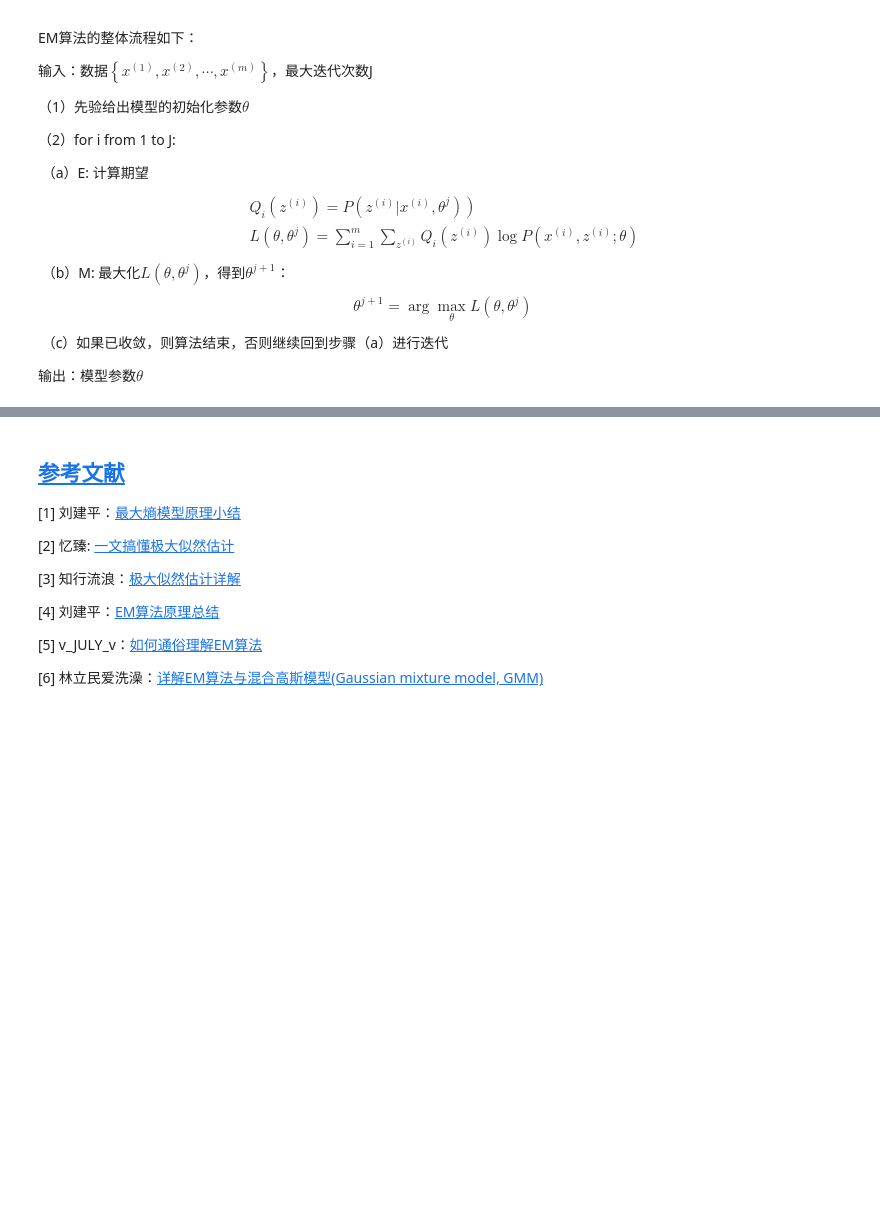
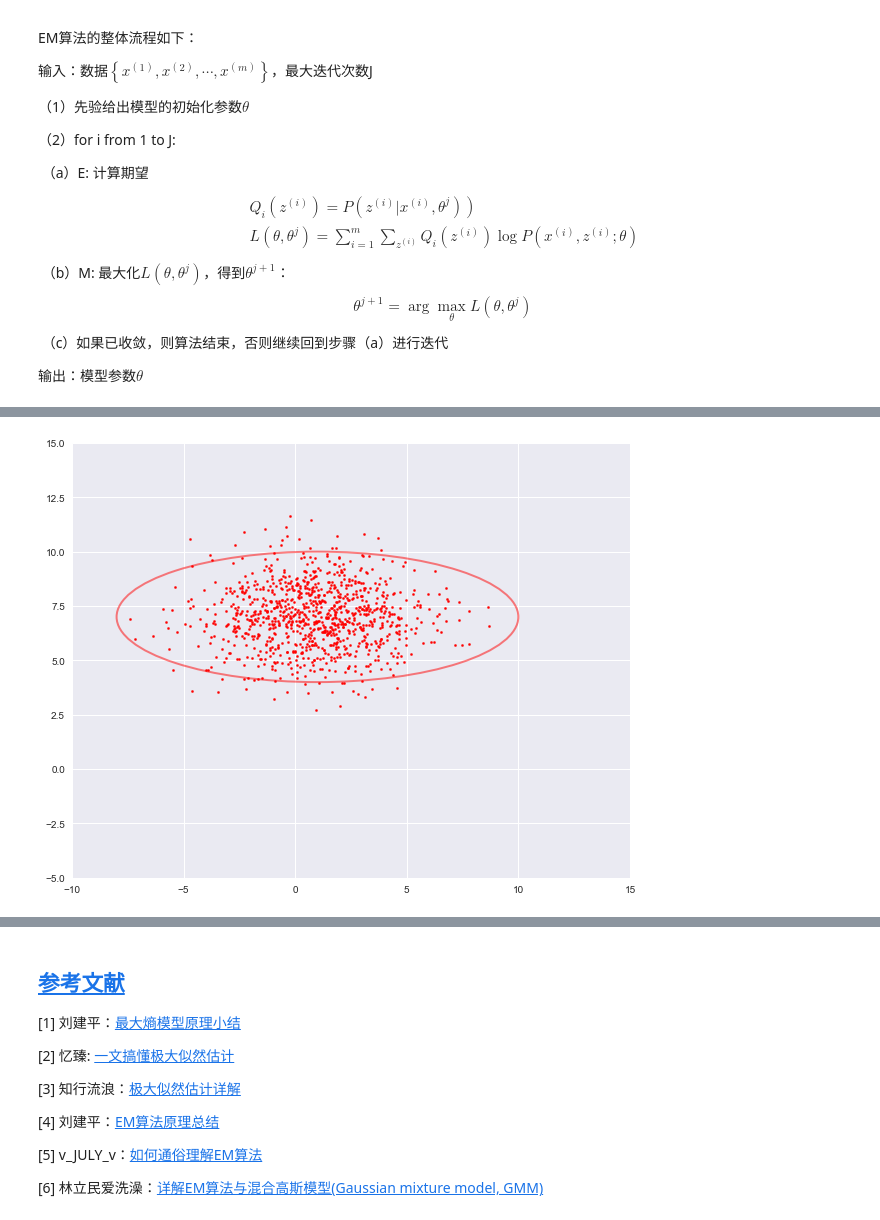
Before and after one commit to Knowledge-Precipitation-Tribe/Maximum-Entropy-Model-and-Expectation-maximization-algorithm, a Jupyter notebook: jupyter notebook/Maximum-Entropy-Model-and-Expectation-maximization-algorithm.ipynb, the cells around one changed output, grey strips where cells are left out. Saved outputs shown, nothing was run; the diff lists cells and outputs as text; code cells hidden in the pictures; blank space fills up the shorter version.

```diff
--- a/jupyter notebook/Maximum-Entropy-Model-and-Expectation-maximization-algorithm.ipynb
+++ b/jupyter notebook/Maximum-Entropy-Model-and-Expectation-maximization-algorithm.ipynb
@@ -323,0 +362,6 @@ $$
+# %%
+num3, mu3, var3 = nums[2], true_Mu[2], true_Var[2]
+X3 = np.random.multivariate_normal(mu3, var[2], num3)
+plot_cluster(X3, [1, 7], [6, 2], 'r')
+# %% [output]
+[figure, added]
```
Also changed, not shown: parts of 9 cells of this notebook, 2 other files.
